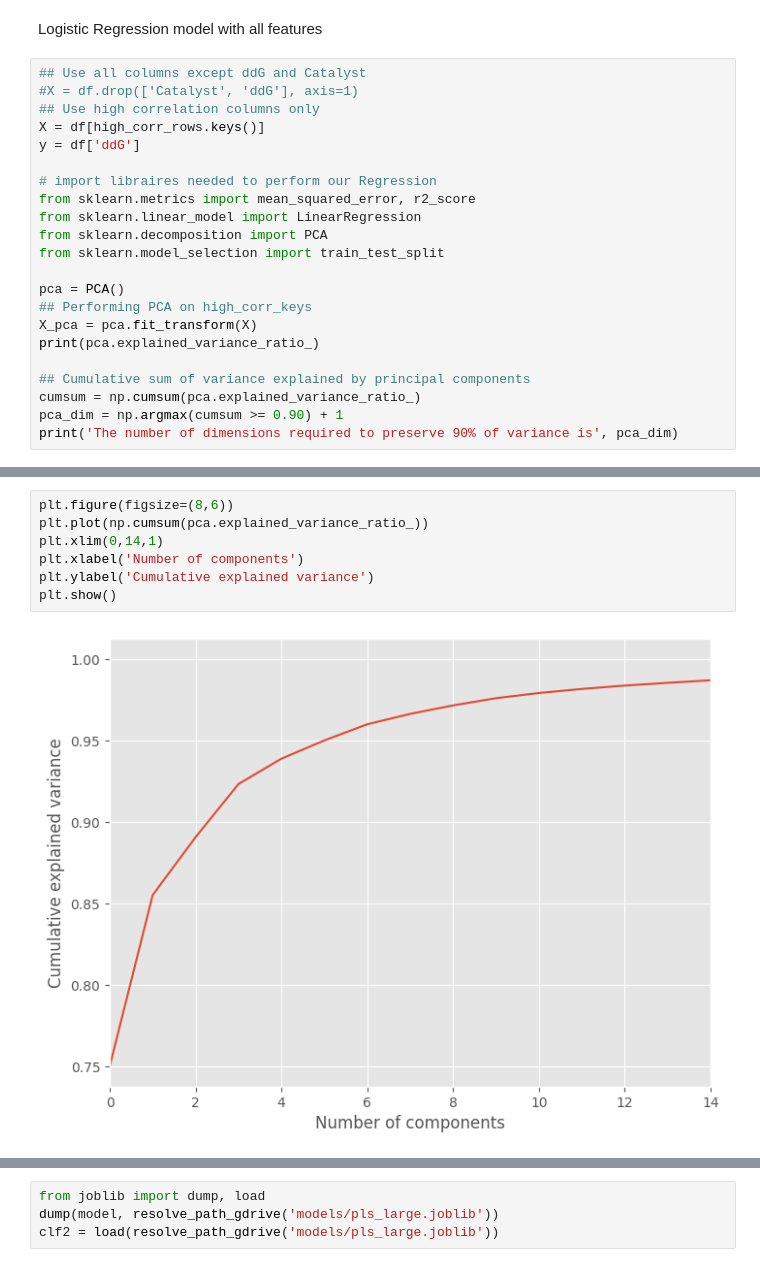
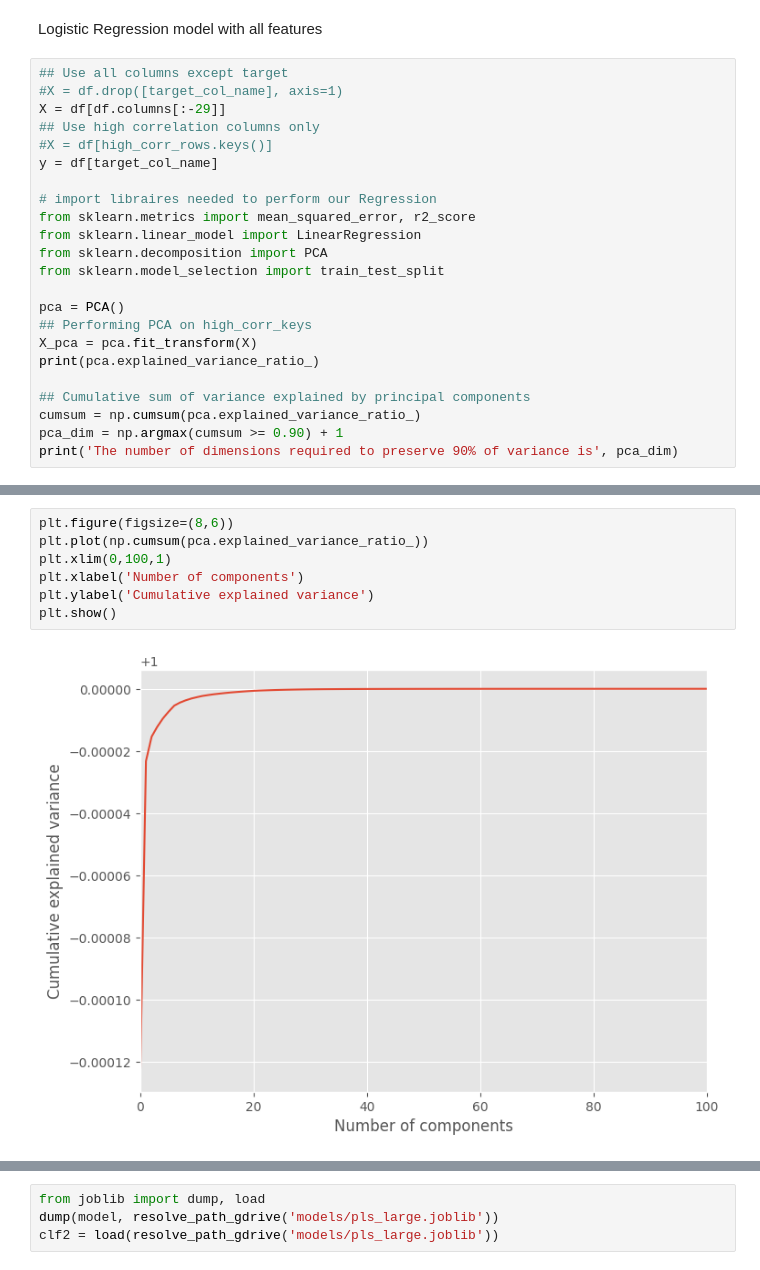
Before and after one commit to nirb28/nn_catalyst, a Jupyter notebook: src/pl/eda.ipynb, the cells around one changed output, grey strips where cells are left out. Saved outputs shown, nothing was run; the diff lists cells and outputs as text.

```diff
--- a/src/pl/eda.ipynb
+++ b/src/pl/eda.ipynb
@@ -83,11 +83,12 @@ Here we implement methods that reduce the number of parameters
 # %% [markdown]
 Logistic Regression model with all features
 # %%
-## Use all columns except ddG and Catalyst
-#X = df.drop(['Catalyst', 'ddG'], axis=1)
+## Use all columns except target
+#X = df.drop([target_col_name], axis=1)
+X = df[df.columns[:-29]]
 ## Use high correlation columns only
-X = df[high_corr_rows.keys()]
-y = df['ddG']
+#X = df[high_corr_rows.keys()]
+y = df[target_col_name]
 
 # import libraires needed to perform our Regression
 from sklearn.metrics import mean_squared_error, r2_score
@@ -125,12 +112,12 @@ The number of dimensions required to preserve 90% of variance is 4
 # %%
 plt.figure(figsize=(8,6))
 plt.plot(np.cumsum(pca.explained_variance_ratio_))
-plt.xlim(0,14,1)
+plt.xlim(0,100,1)
 plt.xlabel('Number of components')
 plt.ylabel('Cumulative explained variance')
 plt.show()
 # %% [output]
-[figure, old version]
+[figure, new version]
 # %%
 pca = PCA(n_components=pca_dim)
 X_pca = pca.fit_transform(X)
```
Also changed, not shown: parts of 6 cells of this notebook.
